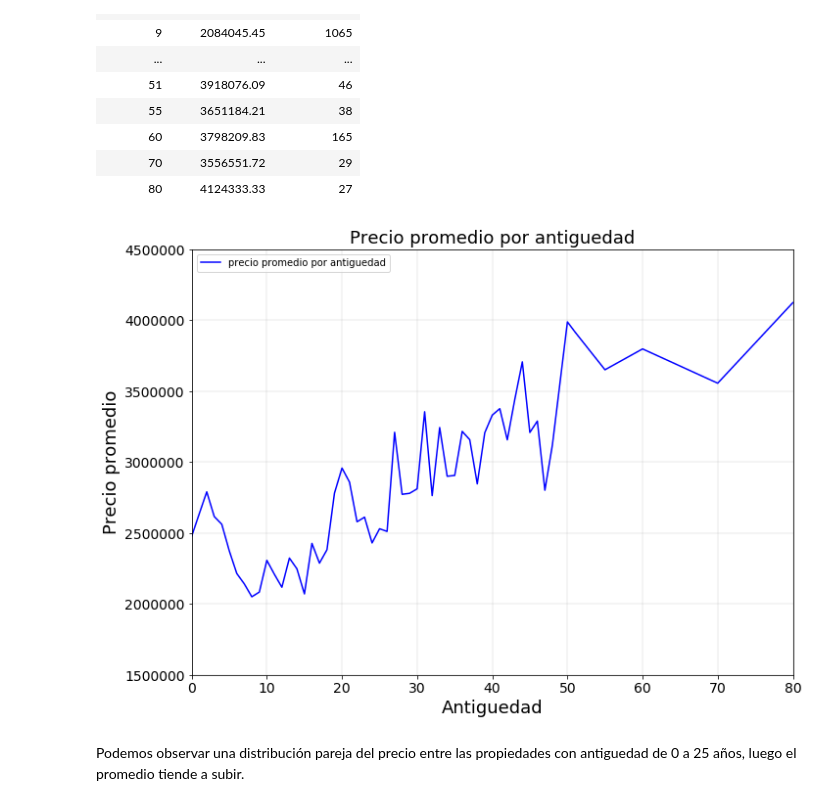
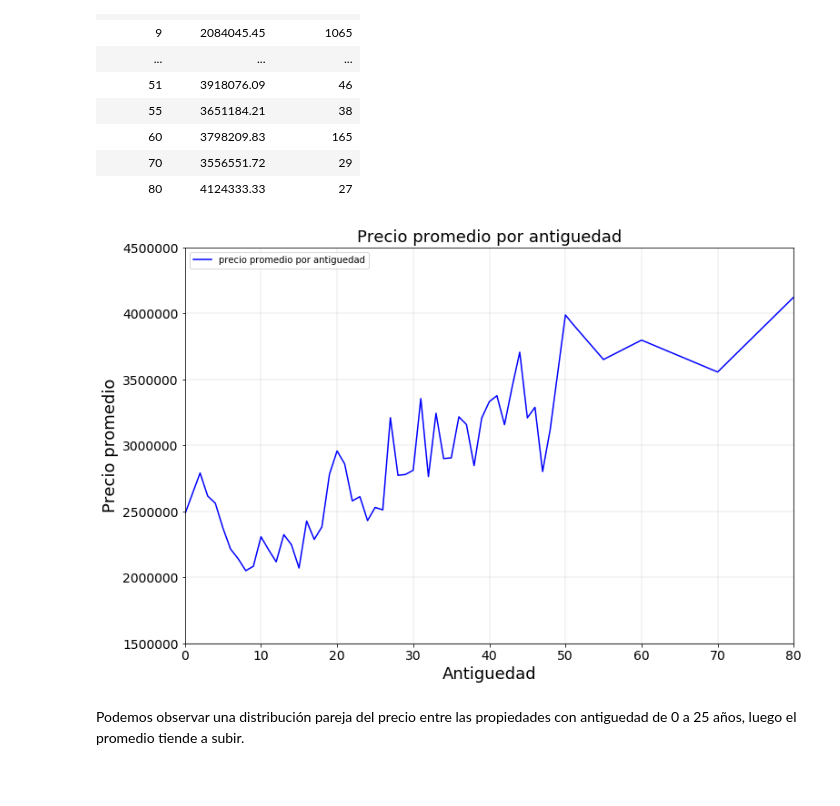
Before and after one commit to cessar5/7506_20192C, a Jupyter notebook: tp1-v2.ipynb, the cells around one changed output. Drawn from its saved outputs; the diff is of its cells as text; code cells hidden in the pictures.

```diff
--- a/tp1-v2.ipynb
+++ b/tp1-v2.ipynb
@@ -372,16 +372,16 @@ dfZP_GBy_antiguedad
 | 70 | 3556551.72 | 29 |
 | 80 | 4124333.33 | 27 |
 # %%
-dfZP_GBy_antiguedad['precio_promedio'].plot(rot=0,figsize=(11,8),color='Blue', fontsize=14,x_compat=True, ylim=(1500000, 4500000))
+dfZP_GBy_antiguedad['precio_promedio'].plot(rot=0,figsize=(12,8),color='Blue', fontsize=14,x_compat=True, ylim=(1500000, 4500000))
 plt.grid(color='grey', linestyle='-', linewidth=0.2, alpha=0.8)
 plt.title('Precio promedio por antiguedad',fontsize=18);
 plt.ylabel('Precio promedio',fontsize=18);
 plt.xlabel('Antiguedad',fontsize=18);
 plt.legend(['precio promedio por antiguedad'], loc='upper left');
 
 plt.show()
 # %% [output]
-[figure, old version]
+[figure, new version]
 # %% [markdown]
 Podemos observar una distribución pareja del precio entre las propiedades con antiguedad de 0 a 25 años, luego el promedio tiende a subir.
 # %% [markdown]
```
Also changed, not shown: parts of 38 cells of this notebook.
